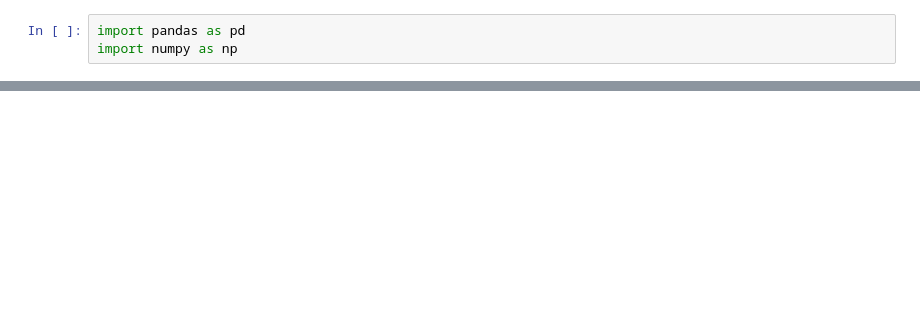
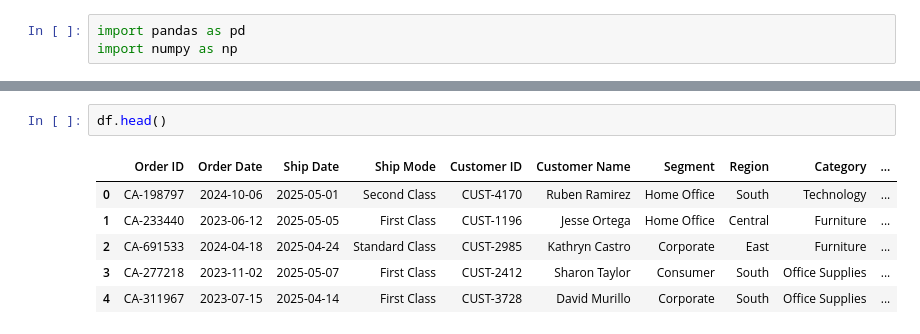
Before and after one commit to mithra-tejvarma/p-plan-2026, a Jupyter notebook: data-analysis-python/notebooks/pandas_practice_05.ipynb, the cells around one changed output, grey strips where cells are left out. Drawn from its saved outputs; the diff is of its cells as text; blank space fills up the shorter version.

```diff
--- a/data-analysis-python/notebooks/pandas_practice_05.ipynb
+++ b/data-analysis-python/notebooks/pandas_practice_05.ipynb
@@ -40,0 +73,9 @@ Name: proportion, dtype: float64
+# %%
+df.head()
+# %% [output]
+|  | Order ID | Order Date | Ship Date | Ship Mode | Customer ID | Customer Name | Segment | Region | Category | ... |
+| 0 | CA-198797 | 2024-10-06 | 2025-05-01 | Second Class | CUST-4170 | Ruben Ramirez | Home Office | South | Technology | ... |
+| 1 | CA-233440 | 2023-06-12 | 2025-05-05 | First Class | CUST-1196 | Jesse Ortega | Home Office | Central | Furniture | ... |
+| 2 | CA-691533 | 2024-04-18 | 2025-04-24 | Standard Class | CUST-2985 | Kathryn Castro | Corporate | East | Furniture | ... |
+| 3 | CA-277218 | 2023-11-02 | 2025-05-07 | First Class | CUST-2412 | Sharon Taylor | Consumer | South | Office Supplies | ... |
+| 4 | CA-311967 | 2023-07-15 | 2025-04-14 | First Class | CUST-3728 | David Murillo | Corporate | South | Office Supplies | ... |
```
Also changed, not shown: parts of 14 cells of this notebook, 1 other file.
